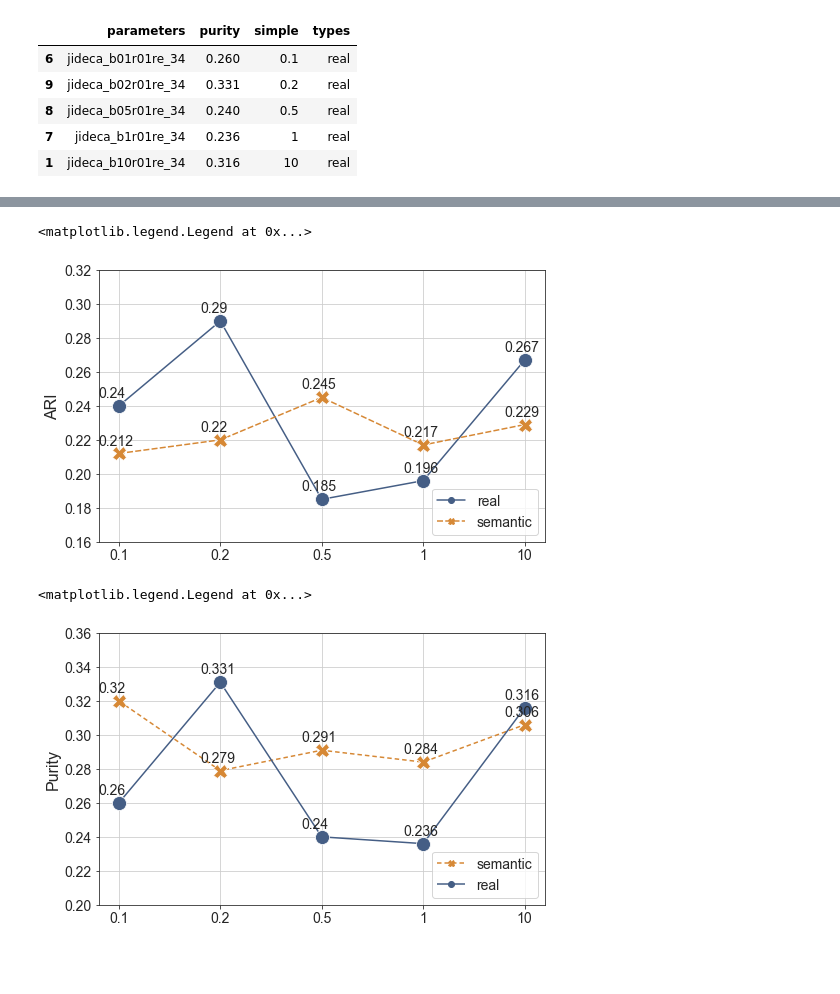
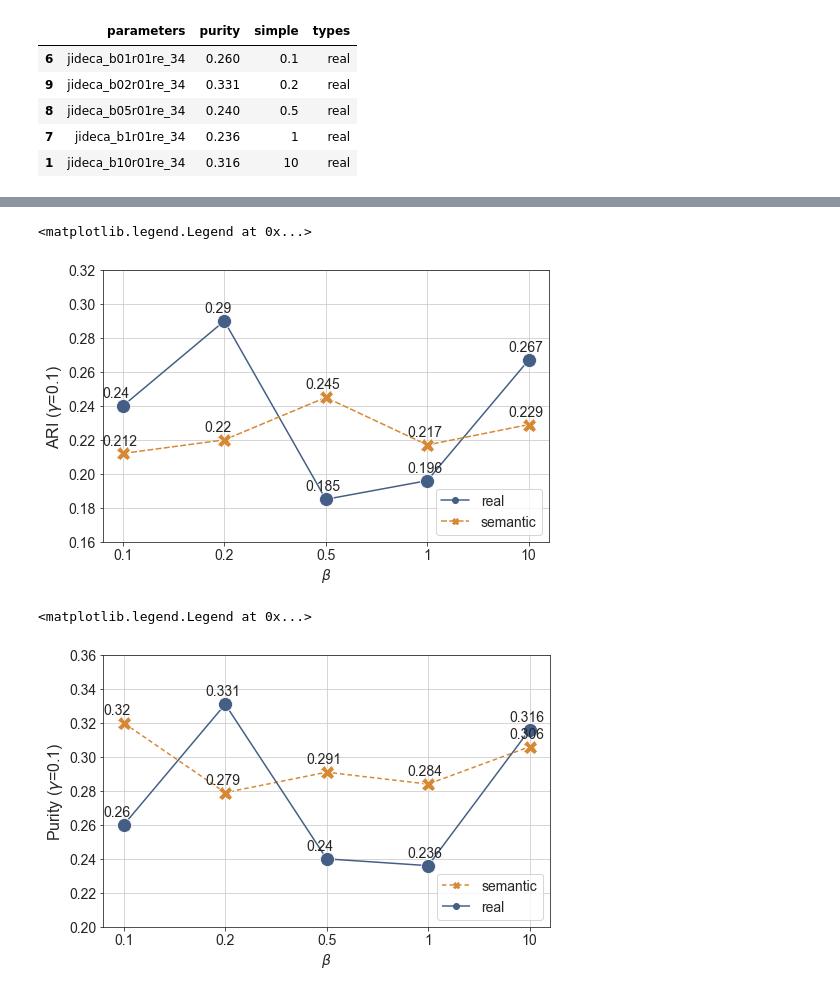
Before and after one commit to hopemini/data_processing, a Jupyter notebook: jideca_params/find_mean.ipynb, the cells around one changed output, grey strips where cells are left out. Cells and saved outputs as stored; diff of their text form; code cells hidden in the pictures; blank space fills up the shorter version.

```diff
--- a/jideca_params/find_mean.ipynb
+++ b/jideca_params/find_mean.ipynb
@@ -122,21 +122,21 @@ plt.legend(loc='lower right')
 # %%
 plt.figure(figsize=(8,5))
 sns.lineplot(x='simple', y='ari', data=df_ari.sort_values(by='simple'), palette=colors, hue='types', style='types', markers=True, markersize=14)
 for i in df_ari.groupby('types'):
     for x,y,m in i[1][['simple','ari','ari']].values:
         if x == '0.1': i = 0
         elif x == '0.2': i = 1
         elif x == '0.5': i = 2
         elif x == '1': i = 3
         else: i = 4
         plt.text(i - 0.2 , y + 0.0051, m)
 plt.ylim(0.16, 0.32)
-plt.ylabel('ARI', fontsize=16)
-plt.xlabel(None)
+plt.ylabel('ARI' + r' ($\gamma$=0.1)', fontsize=16)
+plt.xlabel(r'$\beta$')
 plt.legend(loc='lower right')
 # %% [output]
 <matplotlib.legend.Legend at 0x...>
-[figure, old version]
+[figure, new version]
 # %%
 plt.figure(figsize=(8,5))
 #sns.lineplot(x='simple', y='purity', data=df_purity.loc[df_purity['types'] == 're'].sort_values(by='simple'))
@@ -153,9 +153,9 @@ for i in df_purity.groupby('types'):
         else: i = 4
         plt.text(i - 0.2 , y + 0.0051, m)
 plt.ylim(0.20, 0.36)
-plt.ylabel('Purity', fontsize=16)
-plt.xlabel(None)
+plt.ylabel('Purity' + r' ($\gamma$=0.1)', fontsize=16)
+plt.xlabel(r'$\beta$')
 plt.legend(loc='lower right')
 # %% [output]
 <matplotlib.legend.Legend at 0x...>
-[figure, old version]
+[figure, new version]
```
Also changed, not shown: parts of 1 cell of this notebook, 1 other file.
